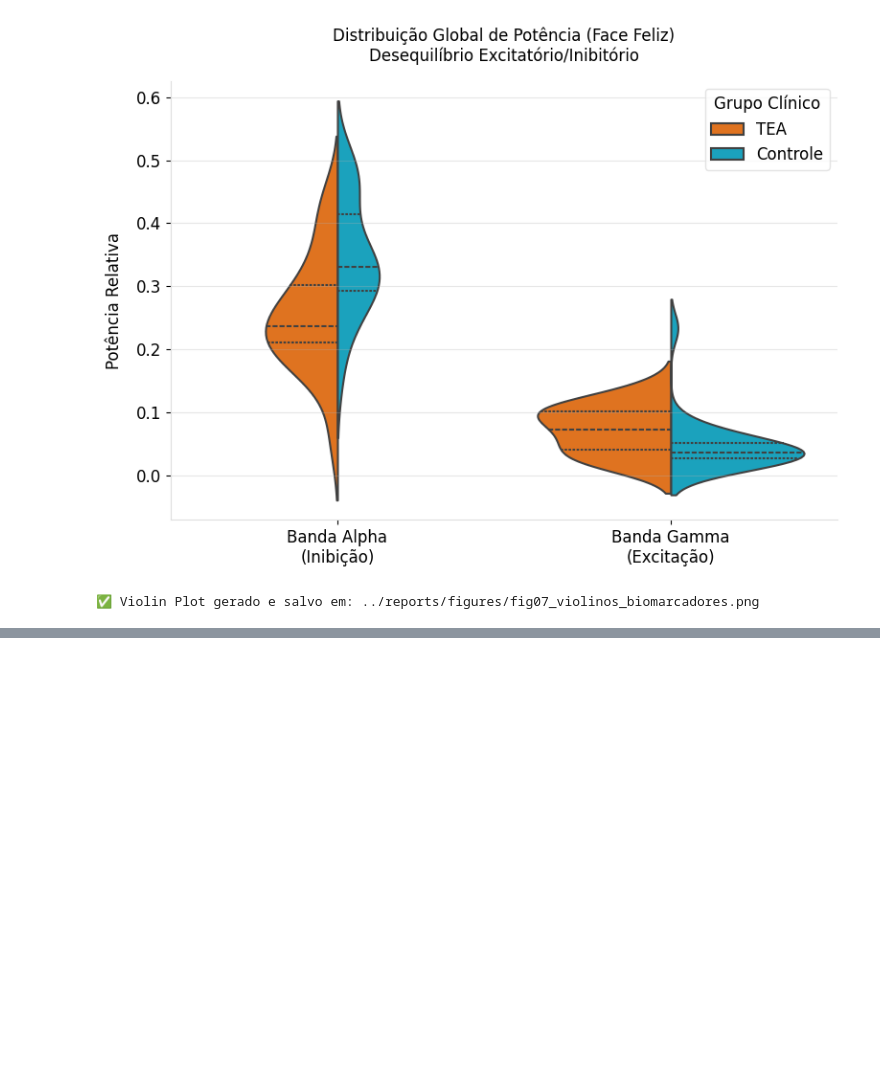
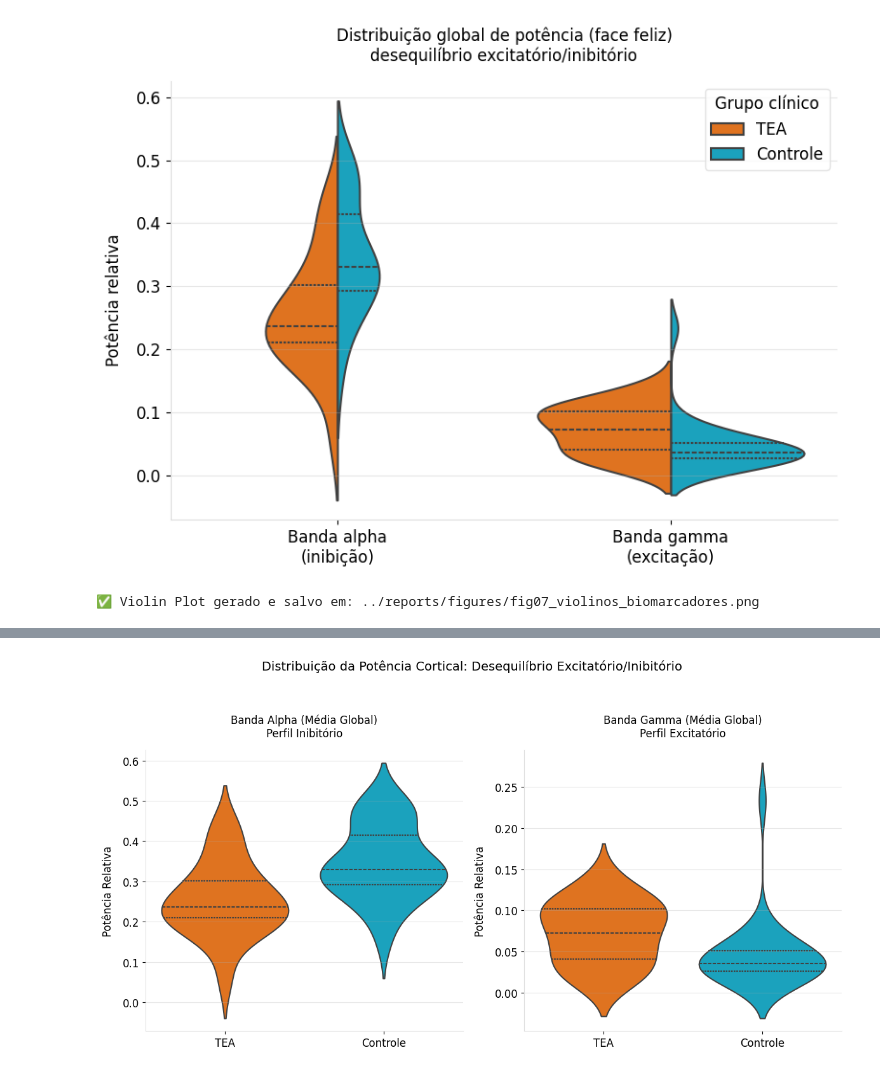
Before and after one commit to brunoandrade-osw/EEG_Project, a Jupyter notebook: notebooks/05_Plots.ipynb, the cells around one changed output, grey strips where cells are left out. Cells and saved outputs as stored; diff of their text form; code cells hidden in the pictures; blank space fills up the shorter version.

```diff
--- a/notebooks/05_Plots.ipynb
+++ b/notebooks/05_Plots.ipynb
@@ -729,11 +740,11 @@ df_plot = df_f[['Grupo', 'Alpha_Global', 'Gamma_Global']].copy()
 df_plot['Grupo'] = df_plot['Grupo'].apply(lambda x: 'TEA' if 'TEA' in x else 'Controle')
 
 df_melt = pd.melt(df_plot, id_vars=['Grupo'], value_vars=['Alpha_Global', 'Gamma_Global'],
-                  var_name='Banda', value_name='Potência Relativa (Média Global)')
+                  var_name='Banda', value_name='Potência relativa (média global)')
 
 # Traduzindo os nomes das bandas para o eixo
-df_melt['Banda'] = df_melt['Banda'].replace({'Alpha_Global': 'Banda Alpha\n(Inibição)',
-                                             'Gamma_Global': 'Banda Gamma\n(Excitação)'})
+df_melt['Banda'] = df_melt['Banda'].replace({'Alpha_Global': 'Banda alpha\n(inibição)',
+                                             'Gamma_Global': 'Banda gamma\n(excitação)'})
 
 # 3. Plotagem do Violino
 fig, ax = plt.subplots(figsize=(8, 6))
@@ -745,12 +756,12 @@ paleta = {
 }
 
 # O split=True cola as metades dos violinos
-sns.violinplot(data=df_melt, x='Banda', y='Potência Relativa (Média Global)', hue='Grupo',
+sns.violinplot(data=df_melt, x='Banda', y='Potência relativa (média global)', hue='Grupo',
                split=True, inner="quartile", palette=paleta, linewidth=1.5, ax=ax)
 
-ax.set_title("Distribuição Global de Potência (Face Feliz)\nDesequilíbrio Excitatório/Inibitório", pad=15)
+ax.set_title("Distribuição global de potência (face feliz)\ndesequilíbrio excitatório/inibitório", pad=15)
 ax.set_xlabel('')
-ax.set_ylabel('Potência Relativa', labelpad=10)
+ax.set_ylabel('Potência relativa', labelpad=10)
 
 ax.grid(axis='y', linestyle='-', alpha=0.3, color='#B0B0B0')
 ax.spines['top'].set_visible(False)
@@ -759,7 +770,7 @@ ax.spines['left'].set_color('#DDDDDD')
 ax.spines['bottom'].set_color('#DDDDDD')
 
 # Ajusta a legenda
-plt.legend(title='Grupo Clínico', loc='upper right', frameon=True, edgecolor='#DDDDDD')
+plt.legend(title='Grupo clínico', loc='upper right', frameon=True, edgecolor='#DDDDDD')
 plt.tight_layout()
 
 os.makedirs('../reports/figures', exist_ok=True)
@@ -772,3 +783,88 @@ print(f"✅ Violin Plot gerado e salvo em: {caminho_violino}")
 ⏳ Estruturando distribuições biológicas brutas (Violin Plots)...
 [figure]
 ✅ Violin Plot gerado e salvo em: ../reports/figures/fig07_violinos_biomarcadores.png
+# %%
+# 05. VISUALIZAÇÃO: VIOLIN PLOT (ALPHA E GAMMA) - PAINEL 1x2
+
+import pandas as pd
+import matplotlib.pyplot as plt
+import seaborn as sns
+import os
+import warnings
+
+warnings.filterwarnings("ignore")
+
+print("⏳ Estruturando distribuições biológicas brutas (Violin Plots)...")
+
+plt.rcParams.update({
+    'font.size': 12,
+    'axes.titlesize': 12,
+    'axes.labelsize': 12,
+    'xtick.labelsize': 12,
+    'ytick.labelsize': 12,
+    'font.weight': 'normal',
+    'axes.labelweight': 'normal',
+    'axes.titleweight': 'normal',
+    'figure.facecolor': 'white',
+    'axes.facecolor': 'white'
+})
+
+caminho_csv = '../reports/tabela_features_eeg_completa.csv'
+df = pd.read_csv(caminho_csv)
+
+df_f = df[df['Condicao'] == 'Face Feliz'].copy()
+df_f = df_f.groupby(['ID', 'Grupo']).mean(numeric_only=True).reset_index()
+
+# 1. Calculando a Média Global (Cérebro Inteiro) para Alpha e Gamma
+# NOTA: Se preferir focar na região fronto-temporal para o Gamma,
+# você pode alterar 'colunas_gamma' para selecionar apenas canais como F3, F4, F7, F8, T3, T4.
+colunas_alpha = [c for c in df_f.columns if 'AlphaRel' in c]
+colunas_gamma = [c for c in df_f.columns if 'GammaRel' in c]
+
+df_f['Alpha_Global'] = df_f[colunas_alpha].mean(axis=1)
+df_f['Gamma_Global'] = df_f[colunas_gamma].mean(axis=1)
+
+# Padronizando o nome dos grupos
+df_f['Grupo'] = df_f['Grupo'].apply(lambda x: 'TEA' if 'TEA' in x else 'Controle')
+
+# Paleta
+paleta = {
+    'Controle': '#00B4D8',   # Turquesa
+    'TEA': '#FF6F00'         # Laranja
+}
+
+# 2. Configuração do Painel 1x2 (Eixos Y independentes)
+fig, axes = plt.subplots(1, 2, figsize=(12, 6))
+
+# --- Subplot 1: Banda Alpha ---
+sns.violinplot(data=df_f, x='Grupo', y='Alpha_Global', palette=paleta,
+               inner="quartile", linewidth=1.5, ax=axes[0])
+axes[0].set_title("Banda Alpha (Média Global)\nPerfil Inibitório", pad=15)
+axes[0].set_ylabel("Potência Relativa", labelpad=10)
+axes[0].set_xlabel("")
+
+# --- Subplot 2: Banda Gamma ---
+sns.violinplot(data=df_f, x='Grupo', y='Gamma_Global', palette=paleta,
+               inner="quartile", linewidth=1.5, ax=axes[1])
+axes[1].set_title("Banda Gamma (Média Global)\nPerfil Excitatório", pad=15)
+axes[1].set_ylabel("Potência Relativa", labelpad=10)
+axes[1].set_xlabel("")
+
+# 3. Limpeza estética e Salvamento
+for ax in axes:
+    ax.grid(axis='y', linestyle='-', alpha=0.3, color='#B0B0B0')
+    ax.spines['top'].set_visible(False)
+    ax.spines['right'].set_visible(False)
+    ax.spines['left'].set_color('#DDDDDD')
+    ax.spines['bottom'].set_color('#DDDDDD')
+
+plt.suptitle("Distribuição da Potência Cortical: Desequilíbrio Excitatório/Inibitório", fontsize=14, y=1.05)
+plt.tight_layout()
+
+os.makedirs('../reports/figures', exist_ok=True)
+caminho_violino = '../reports/figures/fig07_violinos_biomarcadores.png'
+plt.savefig(caminho_violino, dpi=300, bbox_inches='tight')
+plt.show()
+
+print(f"✅ Painel de Violin Plots gerado e salvo em: {caminho_violino}")
+# %% [output]
@@ -774,0 +872 @@ print(f"✅ Violin Plot gerado e salvo em: {caminho_violino}")
+[figure, added]
```
Also changed, not shown: parts of 5 cells of this notebook, 9 other files.
